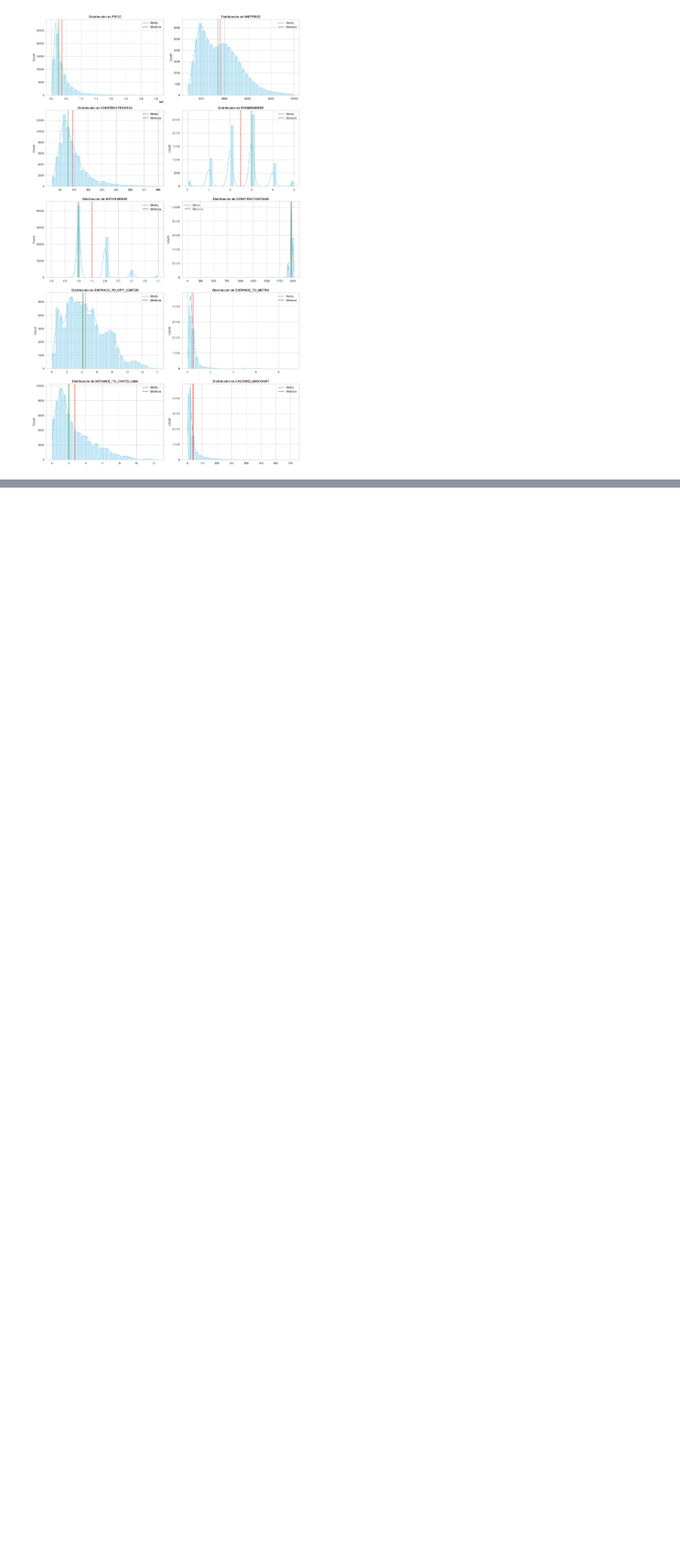
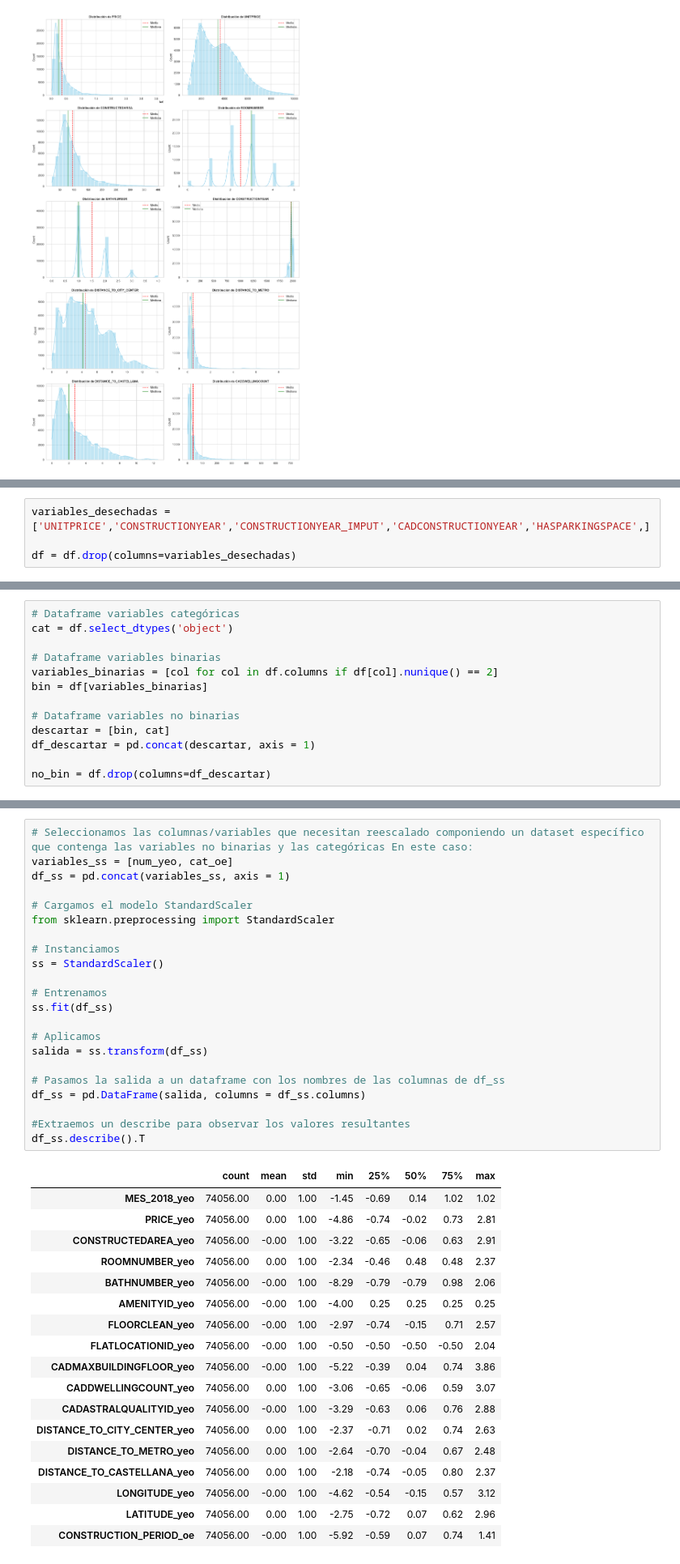
Before and after one commit to OscarFraile/EVOLVE, a Jupyter notebook: Raul_Navas_Estadistica/Proyecto_estadistica/Madrid_Sales.ipynb, the cells around one changed output, grey strips where cells are left out. Shown at 81% size. Saved outputs shown, nothing was run; the diff lists cells and outputs as text; blank space fills up the shorter version.

```diff
--- a/Raul_Navas_Estadistica/Proyecto_estadistica/Madrid_Sales.ipynb
+++ b/Raul_Navas_Estadistica/Proyecto_estadistica/Madrid_Sales.ipynb
@@ -1342,0 +1252,4 @@ estadisticos_binarias
+# %%
+variables_desechadas = ['UNITPRICE','CONSTRUCTIONYEAR','CONSTRUCTIONYEAR_IMPUT','CADCONSTRUCTIONYEAR','HASPARKINGSPACE',]
+
+df = df.drop(columns=variables_desechadas)
@@ -1342,0 +1258,13 @@ estadisticos_binarias
+# %%
+# Dataframe variables categóricas
+cat = df.select_dtypes('object')
+
+# Dataframe variables binarias
+variables_binarias = [col for col in df.columns if df[col].nunique() == 2]
+bin = df[variables_binarias]
+
+# Dataframe variables no binarias
+descartar = [bin, cat]
+df_descartar = pd.concat(descartar, axis = 1)
+
+no_bin = df.drop(columns=df_descartar)
@@ -1342,0 +1346,41 @@ estadisticos_binarias
+# %%
+# Seleccionamos las columnas/variables que necesitan reescalado componiendo un dataset específico que contenga las variables no binarias y las categóricas En este caso:
+variables_ss = [num_yeo, cat_oe]
+df_ss = pd.concat(variables_ss, axis = 1)
+
+# Cargamos el modelo StandardScaler
+from sklearn.preprocessing import StandardScaler
+
+# Instanciamos
+ss = StandardScaler()
+
+# Entrenamos
+ss.fit(df_ss)
+
+# Aplicamos
+salida = ss.transform(df_ss)
+
+# Pasamos la salida a un dataframe con los nombres de las columnas de df_ss
+df_ss = pd.DataFrame(salida, columns = df_ss.columns)
+
+#Extraemos un describe para observar los valores resultantes
+df_ss.describe().T
+# %% [output]
+|  | count | mean | std | min | 25% | 50% | 75% | max |
+| MES_2018_yeo | 74056.00 | 0.00 | 1.00 | -1.45 | -0.69 | 0.14 | 1.02 | 1.02 |
+| PRICE_yeo | 74056.00 | 0.00 | 1.00 | -4.86 | -0.74 | -0.02 | 0.73 | 2.81 |
+| CONSTRUCTEDAREA_yeo | 74056.00 | -0.00 | 1.00 | -3.22 | -0.65 | -0.06 | 0.63 | 2.91 |
+| ROOMNUMBER_yeo | 74056.00 | 0.00 | 1.00 | -2.34 | -0.46 | 0.48 | 0.48 | 2.37 |
+| BATHNUMBER_yeo | 74056.00 | -0.00 | 1.00 | -8.29 | -0.79 | -0.79 | 0.98 | 2.06 |
+| AMENITYID_yeo | 74056.00 | -0.00 | 1.00 | -4.00 | 0.25 | 0.25 | 0.25 | 0.25 |
+| FLOORCLEAN_yeo | 74056.00 | -0.00 | 1.00 | -2.97 | -0.74 | -0.15 | 0.71 | 2.57 |
+| FLATLOCATIONID_yeo | 74056.00 | -0.00 | 1.00 | -0.50 | -0.50 | -0.50 | -0.50 | 2.04 |
+| CADMAXBUILDINGFLOOR_yeo | 74056.00 | -0.00 | 1.00 | -5.22 | -0.39 | 0.04 | 0.74 | 3.86 |
+| CADDWELLINGCOUNT_yeo | 74056.00 | 0.00 | 1.00 | -3.06 | -0.65 | -0.06 | 0.59 | 3.07 |
+| CADASTRALQUALITYID_yeo | 74056.00 | -0.00 | 1.00 | -3.29 | -0.63 | 0.06 | 0.76 | 2.88 |
+| DISTANCE_TO_CITY_CENTER_yeo | 74056.00 | 0.00 | 1.00 | -2.37 | -0.71 | 0.02 | 0.74 | 2.63 |
+| DISTANCE_TO_METRO_yeo | 74056.00 | 0.00 | 1.00 | -2.64 | -0.70 | -0.04 | 0.67 | 2.48 |
+| DISTANCE_TO_CASTELLANA_yeo | 74056.00 | 0.00 | 1.00 | -2.18 | -0.74 | -0.05 | 0.80 | 2.37 |
+| LONGITUDE_yeo | 74056.00 | -0.00 | 1.00 | -4.62 | -0.54 | -0.15 | 0.57 | 3.12 |
+| LATITUDE_yeo | 74056.00 | 0.00 | 1.00 | -2.75 | -0.72 | 0.07 | 0.62 | 2.96 |
+| CONSTRUCTION_PERIOD_oe | 74056.00 | -0.00 | 1.00 | -5.92 | -0.59 | 0.07 | 0.74 | 1.41 |
```
Also changed, not shown: parts of 44 cells of this notebook, 1 other file.
